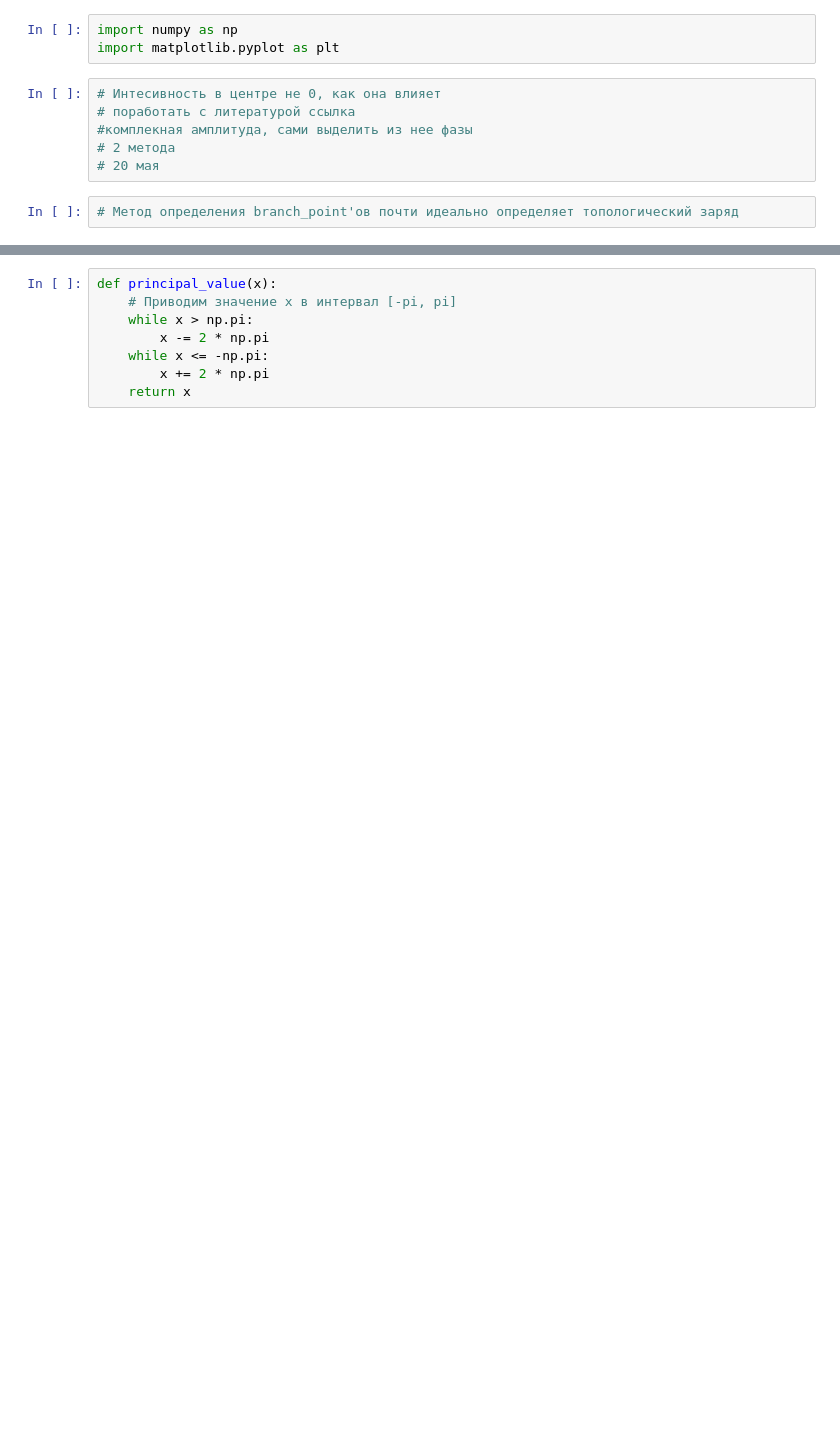
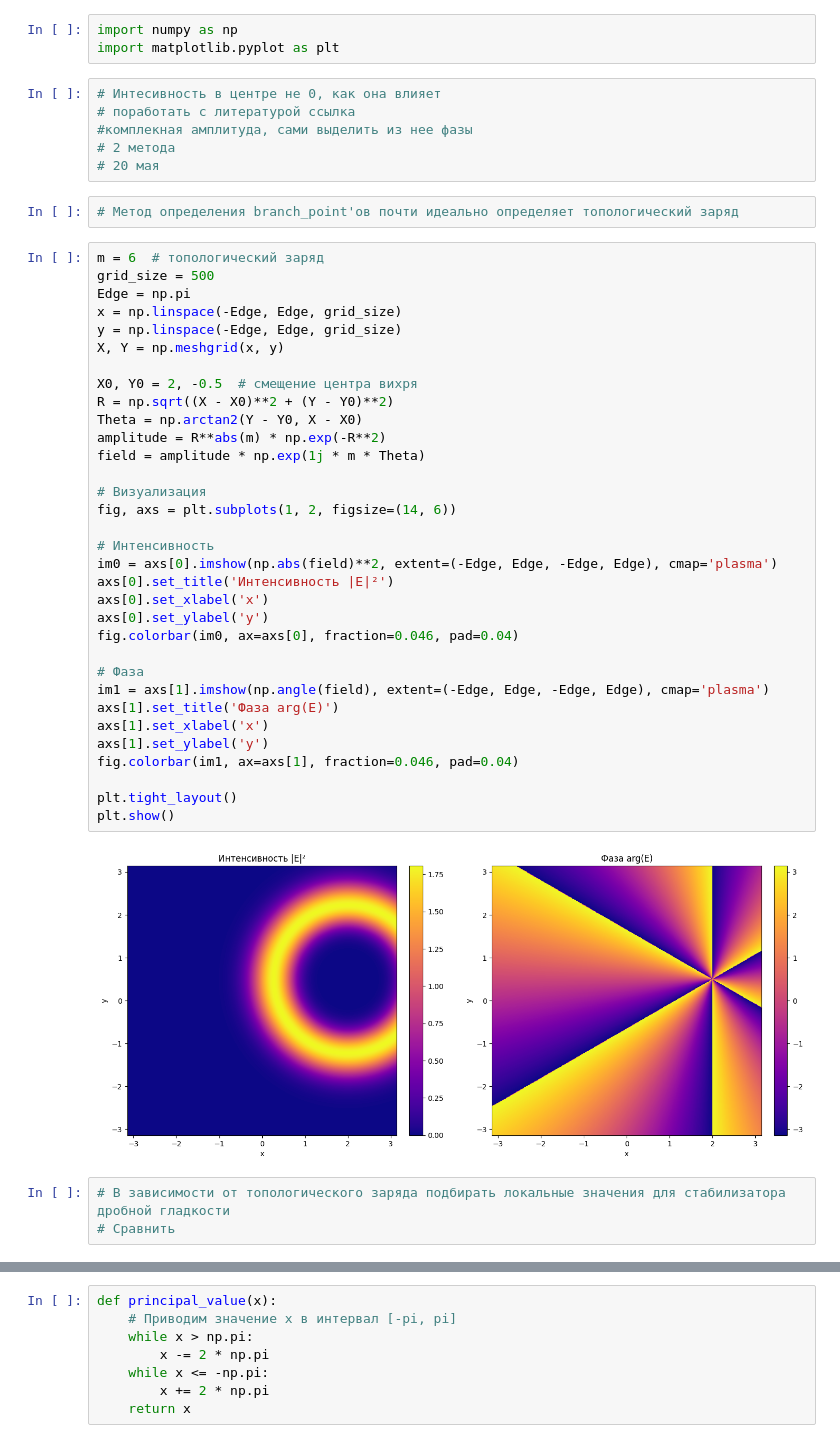
Before and after one commit to TerraFlexer/Wave_Reconstruction, a Jupyter notebook: vortex.ipynb, the cells around one changed output, grey strips where cells are left out. Drawn from its saved outputs; the diff is of its cells as text; blank space fills up the shorter version.

```diff
--- a/vortex.ipynb
+++ b/vortex.ipynb
@@ -9,6 +9,44 @@ import matplotlib.pyplot as plt
 # 20 мая
 # %%
 # Метод определения branch_point'ов почти идеально определяет топологический заряд
+# %%
+m = 6  # топологический заряд
+grid_size = 500
+Edge = np.pi
+x = np.linspace(-Edge, Edge, grid_size)
+y = np.linspace(-Edge, Edge, grid_size)
+X, Y = np.meshgrid(x, y)
+
+X0, Y0 = 2, -0.5  # смещение центра вихря
+R = np.sqrt((X - X0)**2 + (Y - Y0)**2)
+Theta = np.arctan2(Y - Y0, X - X0)
+amplitude = R**abs(m) * np.exp(-R**2)
+field = amplitude * np.exp(1j * m * Theta)
+
+# Визуализация
+fig, axs = plt.subplots(1, 2, figsize=(14, 6))
+
+# Интенсивность
+im0 = axs[0].imshow(np.abs(field)**2, extent=(-Edge, Edge, -Edge, Edge), cmap='plasma')
+axs[0].set_title('Интенсивность |E|²')
+axs[0].set_xlabel('x')
+axs[0].set_ylabel('y')
+fig.colorbar(im0, ax=axs[0], fraction=0.046, pad=0.04)
+
+# Фаза
+im1 = axs[1].imshow(np.angle(field), extent=(-Edge, Edge, -Edge, Edge), cmap='plasma')
+axs[1].set_title('Фаза arg(E)')
+axs[1].set_xlabel('x')
+axs[1].set_ylabel('y')
+fig.colorbar(im1, ax=axs[1], fraction=0.046, pad=0.04)
+
+plt.tight_layout()
+plt.show()
+# %% [output]
+[figure, added]
+# %%
+# В зависимости от топологического заряда подбирать локальные значения для стабилизатора дробной гладкости
+# Сравнить
 # %%
 # R^m * e^(-R^2) * e^(i * m * teta)
 
```
Also changed, not shown: parts of 41 cells of this notebook.
